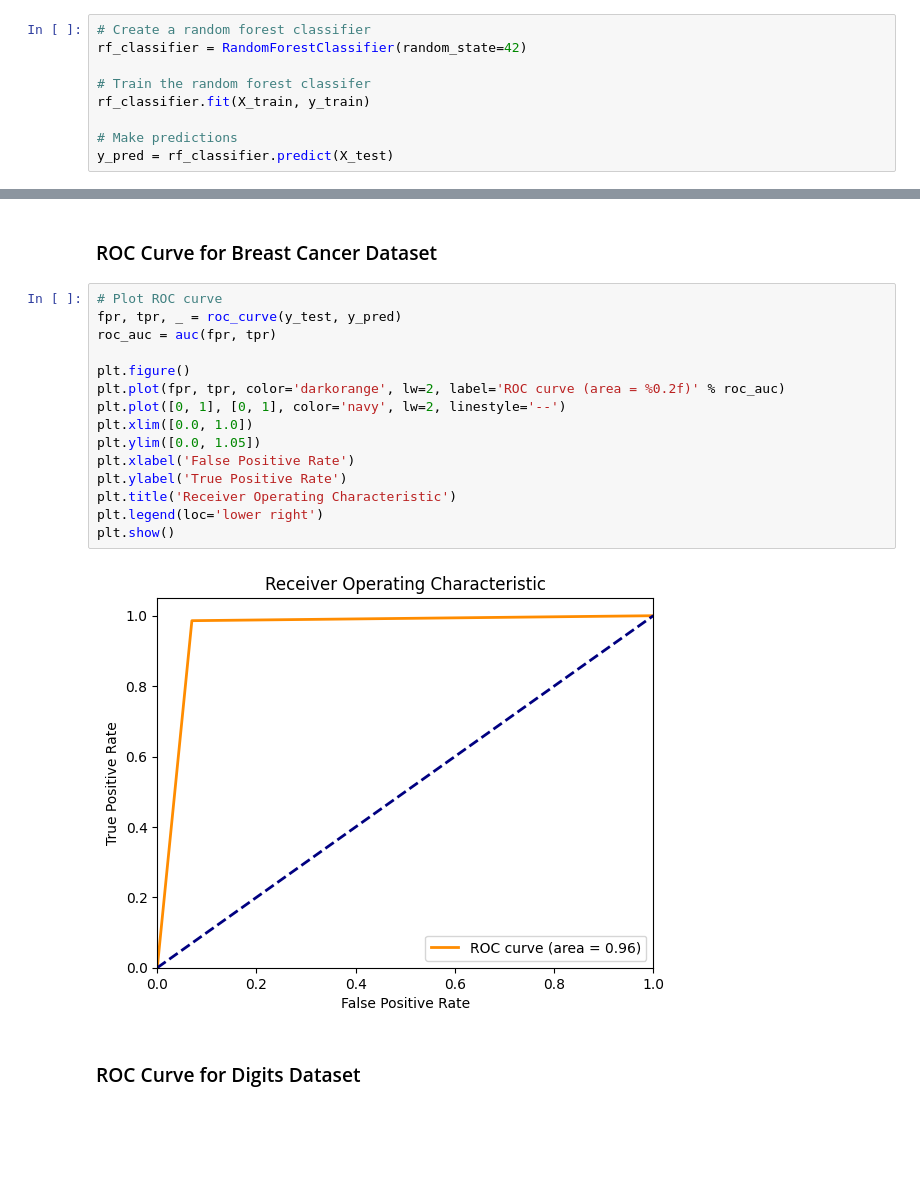
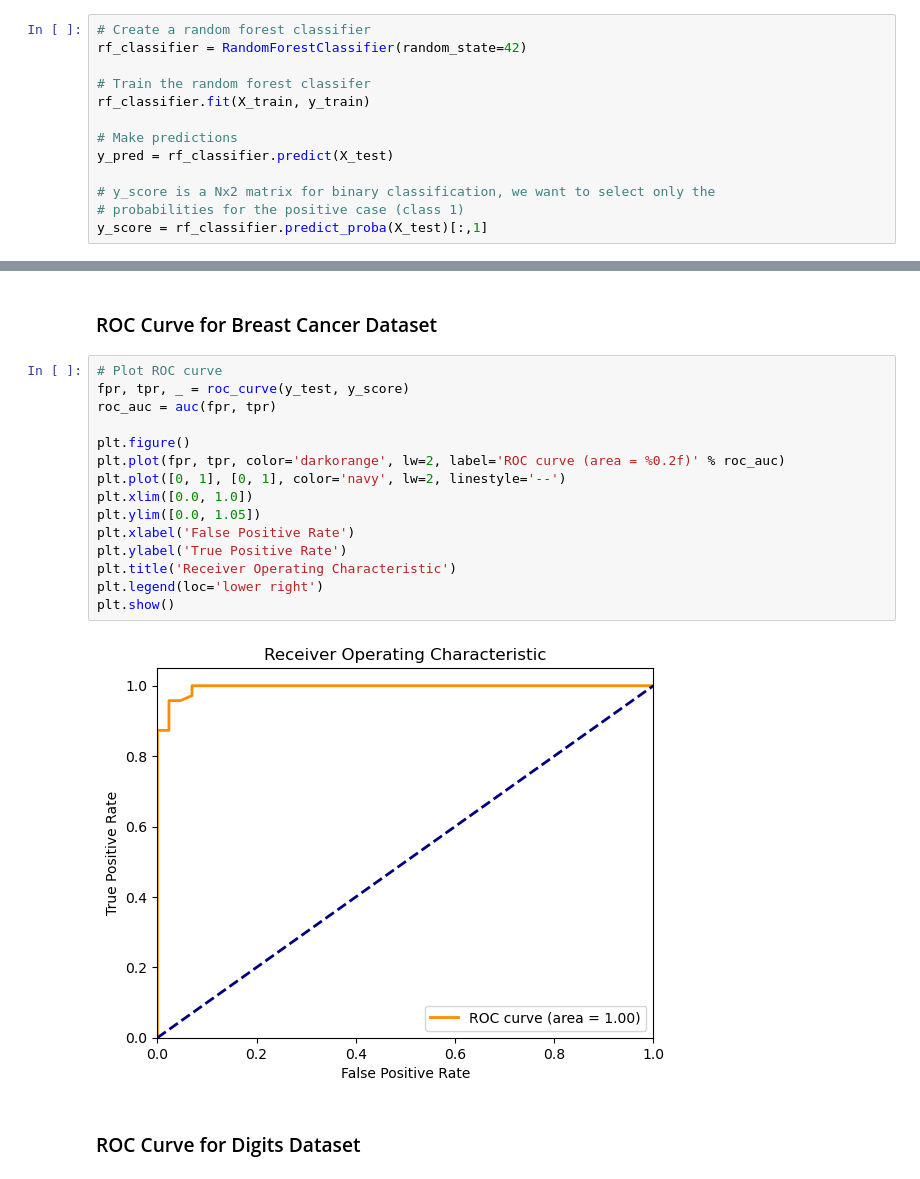
Before and after one commit to mklasby/ensf-444, a Jupyter notebook: lab-3/Lab_3 validation_metrics.ipynb, the cells around one changed output, grey strips where cells are left out. Drawn from its saved outputs; the diff is of its cells as text; blank space fills up the shorter version.

```diff
--- a/lab-3/Lab_3 validation_metrics.ipynb
+++ b/lab-3/Lab_3 validation_metrics.ipynb
@@ -152,6 +152,10 @@ rf_classifier.fit(X_train, y_train)
 
 # Make predictions
 y_pred = rf_classifier.predict(X_test)
+
+# y_score is a Nx2 matrix for binary classification, we want to select only the
+# probabilities for the positive case (class 1)
+y_score = rf_classifier.predict_proba(X_test)[:,1]
 # %% [markdown]
 ### Model for Digits Dataset
 # %%
@@ -206,21 +210,21 @@ Precision-Recall AUC: 0.95
 ### ROC Curve for Breast Cancer Dataset
 # %%
 # Plot ROC curve
-fpr, tpr, _ = roc_curve(y_test, y_pred)
+fpr, tpr, _ = roc_curve(y_test, y_score)
 roc_auc = auc(fpr, tpr)
 
 plt.figure()
 plt.plot(fpr, tpr, color='darkorange', lw=2, label='ROC curve (area = %0.2f)' % roc_auc)
 plt.plot([0, 1], [0, 1], color='navy', lw=2, linestyle='--')
 plt.xlim([0.0, 1.0])
 plt.ylim([0.0, 1.05])
 plt.xlabel('False Positive Rate')
 plt.ylabel('True Positive Rate')
 plt.title('Receiver Operating Characteristic')
 plt.legend(loc='lower right')
 plt.show()
 # %% [output]
-[figure, old version]
+[figure, new version]
 # %% [markdown]
 ### ROC Curve for Digits Dataset
 # %%
```
Also changed, not shown: parts of 2 cells of this notebook, 1 other file.
